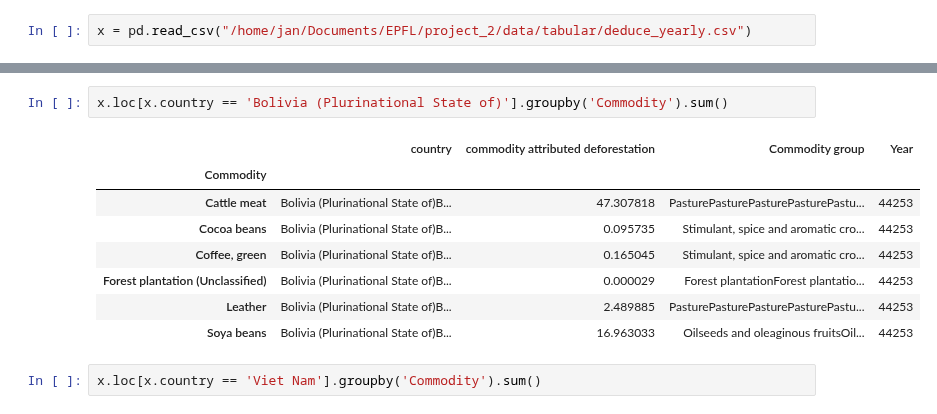
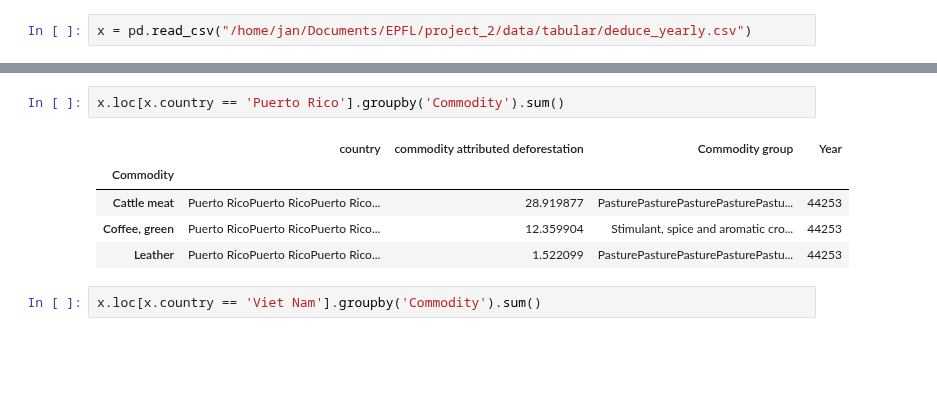
Before and after one commit to janpisl/location-encoding, a Jupyter notebook: notebooks/wandb_eval-refactor.ipynb, the cells around one changed output, grey strips where cells are left out. Cells and saved outputs as stored; diff of their text form; blank space fills up the shorter version.

```diff
--- a/notebooks/wandb_eval-refactor.ipynb
+++ b/notebooks/wandb_eval-refactor.ipynb
@@ -541,14 +666,11 @@ x.loc[x.country == 'El Salvador'].groupby('Commodity').sum()
 # %%
-x.loc[x.country == 'Bolivia (Plurinational State of)'].groupby('Commodity').sum()
+x.loc[x.country == 'Puerto Rico'].groupby('Commodity').sum()
 # %% [output]
 |  | country | commodity attributed deforestation | Commodity group | Year |
 | Commodity |  |  |  |  |
-| Cattle meat | Bolivia (Plurinational State of)B... | 47.307818 | PasturePasturePasturePasturePastu... | 44253 |
-| Cocoa beans | Bolivia (Plurinational State of)B... | 0.095735 | Stimulant, spice and aromatic cro... | 44253 |
-| Coffee, green | Bolivia (Plurinational State of)B... | 0.165045 | Stimulant, spice and aromatic cro... | 44253 |
-| Forest plantation (Unclassified) | Bolivia (Plurinational State of)B... | 0.000029 | Forest plantationForest plantatio... | 44253 |
-| Leather | Bolivia (Plurinational State of)B... | 2.489885 | PasturePasturePasturePasturePastu... | 44253 |
-| Soya beans | Bolivia (Plurinational State of)B... | 16.963033 | Oilseeds and oleaginous fruitsOil... | 44253 |
+| Cattle meat | Puerto RicoPuerto RicoPuerto Rico... | 28.919877 | PasturePasturePasturePasturePastu... | 44253 |
+| Coffee, green | Puerto RicoPuerto RicoPuerto Rico... | 12.359904 | Stimulant, spice and aromatic cro... | 44253 |
+| Leather | Puerto RicoPuerto RicoPuerto Rico... | 1.522099 | PasturePasturePasturePasturePastu... | 44253 |
 # %%
 x.loc[x.country == 'Viet Nam'].groupby('Commodity').sum()
 # %% [output]
```
Also changed, not shown: parts of 10 cells of this notebook, 9 other files.
